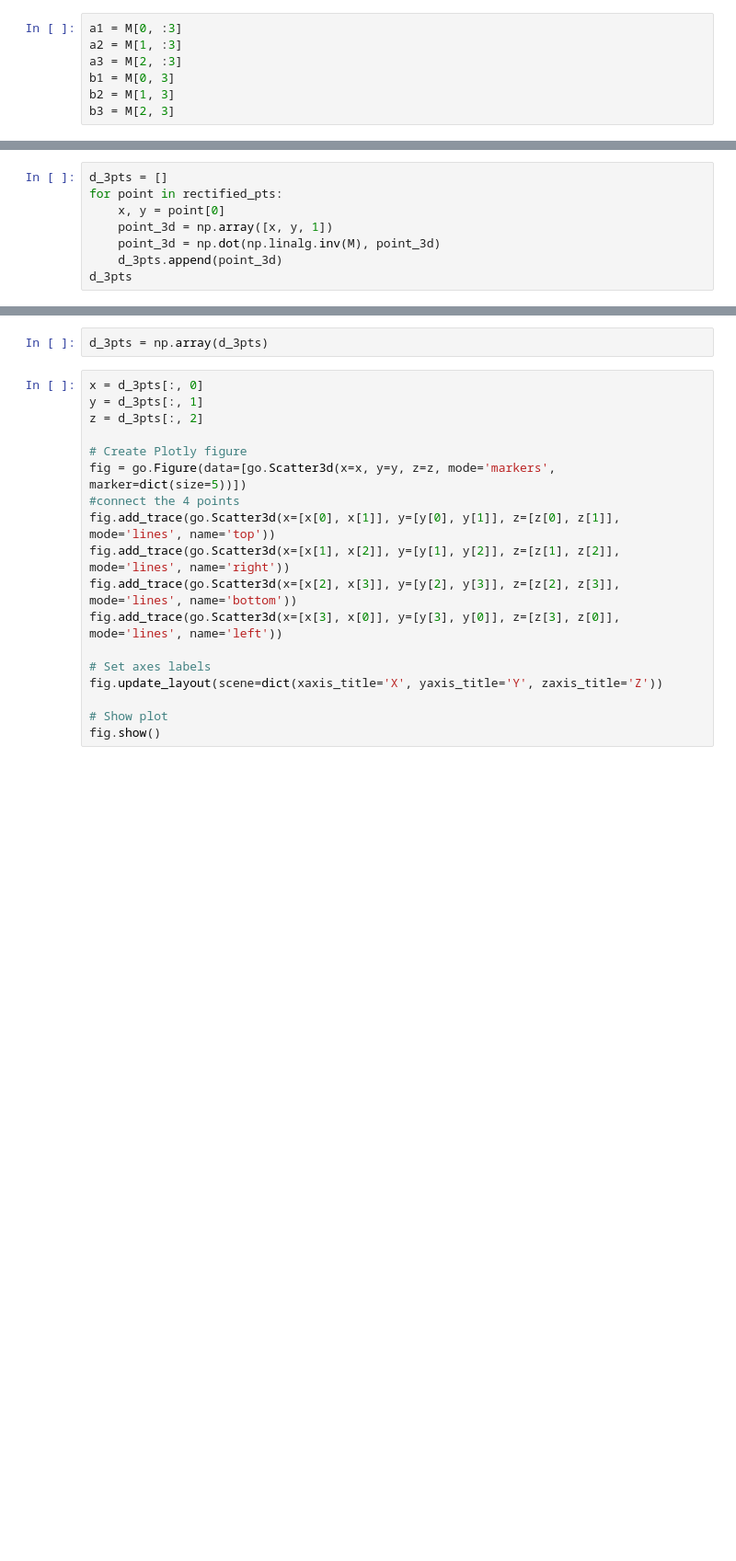
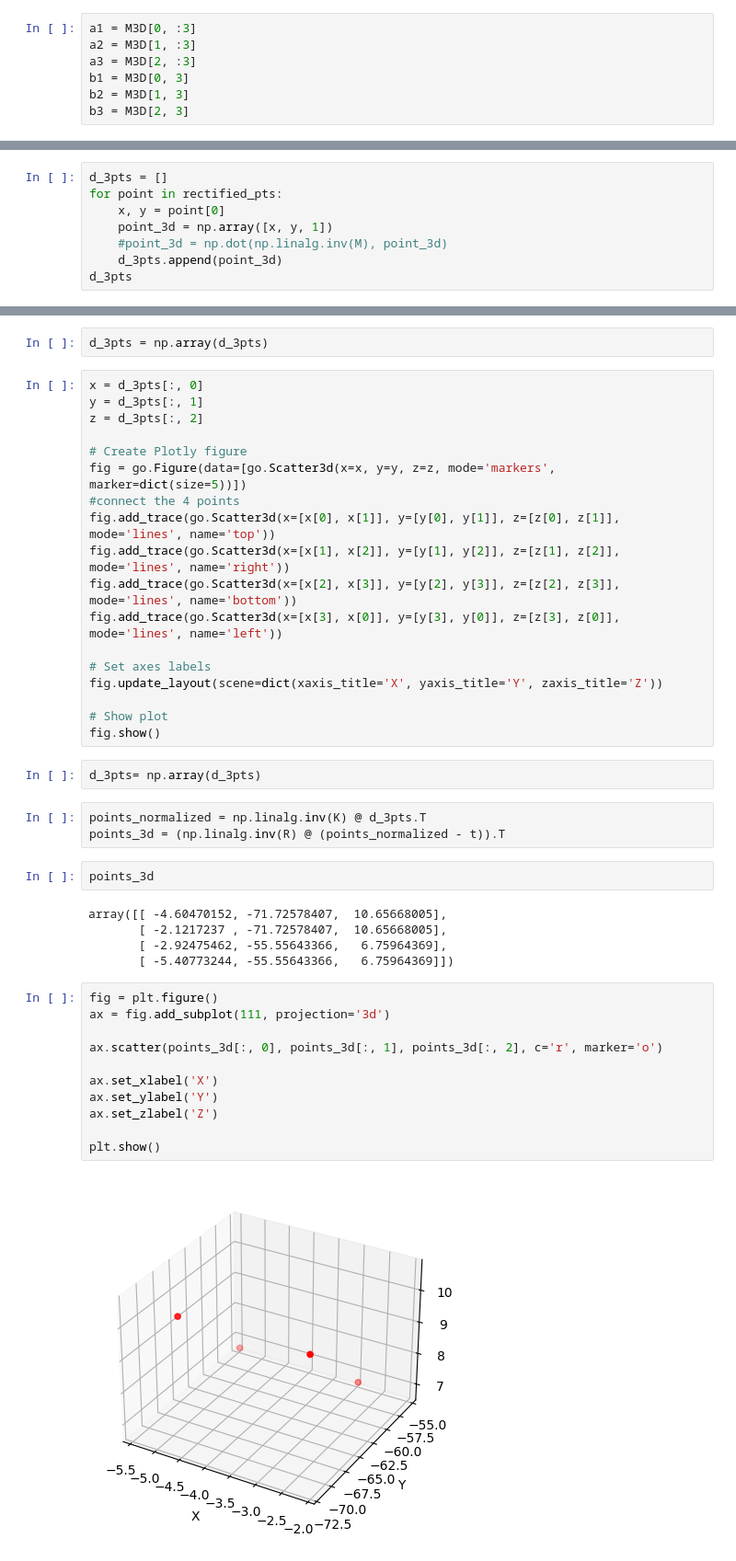
Before and after one commit to LorenzoAicardi/TennisBounceDetector, a Jupyter notebook: NoNN/3dmodel.ipynb, the cells around one changed output, grey strips where cells are left out. Shown at 92% size. Drawn from its saved outputs; the diff is of its cells as text; blank space fills up the shorter version.

```diff
--- a/NoNN/3dmodel.ipynb
+++ b/NoNN/3dmodel.ipynb
@@ -76,10 +92,10 @@ M
 # %%
-a1 = M[0, :3]
-a2 = M[1, :3]
-a3 = M[2, :3]
-b1 = M[0, 3]
-b2 = M[1, 3]
-b3 = M[2, 3]
+a1 = M3D[0, :3]
+a2 = M3D[1, :3]
+a3 = M3D[2, :3]
+b1 = M3D[0, 3]
+b2 = M3D[1, 3]
+b3 = M3D[2, 3]
 # %%
 rho = 1 / np.linalg.norm(a3)
 cx = rho**2 * np.dot(a1, a3)
@@ -179,6 +231,6 @@ d_3pts = []
 for point in rectified_pts:
     x, y = point[0]
     point_3d = np.array([x, y, 1])
-    point_3d = np.dot(np.linalg.inv(M), point_3d)
+    #point_3d = np.dot(np.linalg.inv(M), point_3d)
     d_3pts.append(point_3d)
 d_3pts
@@ -202,3 +259,28 @@ fig.update_layout(scene=dict(xaxis_title='X', yaxis_title='Y', zaxis_title='Z'))
 
 # Show plot
 fig.show()
+# %%
+d_3pts= np.array(d_3pts)
+# %%
+points_normalized = np.linalg.inv(K) @ d_3pts.T
+points_3d = (np.linalg.inv(R) @ (points_normalized - t)).T
+# %%
+points_3d
+# %% [output]
+array([[ -4.60470152, -71.72578407,  10.65668005],
+       [ -2.1217237 , -71.72578407,  10.65668005],
+       [ -2.92475462, -55.55643366,   6.75964369],
+       [ -5.40773244, -55.55643366,   6.75964369]])
+# %%
+fig = plt.figure()
+ax = fig.add_subplot(111, projection='3d')
+
+ax.scatter(points_3d[:, 0], points_3d[:, 1], points_3d[:, 2], c='r', marker='o')
+
+ax.set_xlabel('X')
+ax.set_ylabel('Y')
+ax.set_zlabel('Z')
+
+plt.show()
+# %% [output]
+[figure, added]
```
Also changed, not shown: parts of 35 cells of this notebook.
